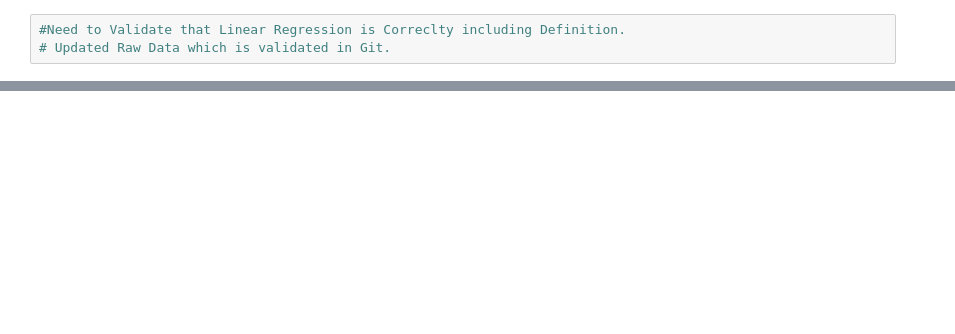
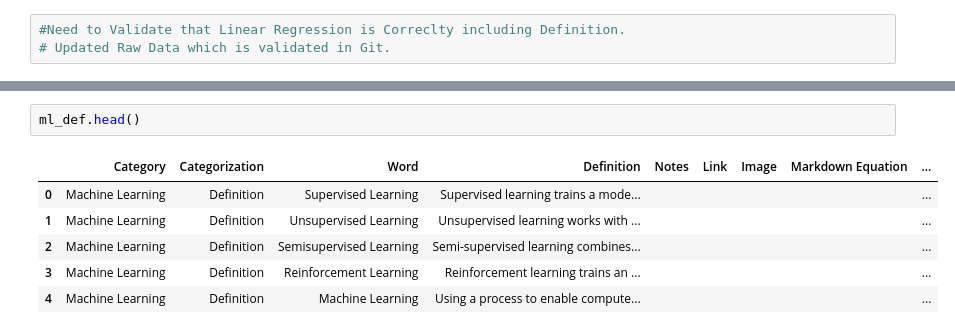
Before and after one commit to derek-dewald/Python_Tools, a Jupyter notebook: JupyterNotebooks/Daily WorkBook.ipynb, the cells around one changed output, grey strips where cells are left out. Saved outputs shown, nothing was run; the diff lists cells and outputs as text; blank space fills up the shorter version.

```diff
--- a/JupyterNotebooks/Daily WorkBook.ipynb
+++ b/JupyterNotebooks/Daily WorkBook.ipynb
@@ -87,0 +202,9 @@ ml_notes.groupby(['Category','Categorization']).count()
+# %%
+ml_def.head()
+# %% [output]
+|  | Category | Categorization | Word | Definition | Notes | Link | Image | Markdown Equation | ... |
+| 0 | Machine Learning | Definition | Supervised Learning | Supervised learning trains a mode... |  |  |  |  | ... |
+| 1 | Machine Learning | Definition | Unsupervised Learning | Unsupervised learning works with ... |  |  |  |  | ... |
+| 2 | Machine Learning | Definition | Semisupervised Learning | Semi-supervised learning combines... |  |  |  |  | ... |
+| 3 | Machine Learning | Definition | Reinforcement Learning | Reinforcement learning trains an ... |  |  |  |  | ... |
+| 4 | Machine Learning | Definition | Machine Learning | Using a process to enable compute... |  |  |  |  | ... |
```
Also changed, not shown: parts of 14 cells of this notebook, 2 other files.
